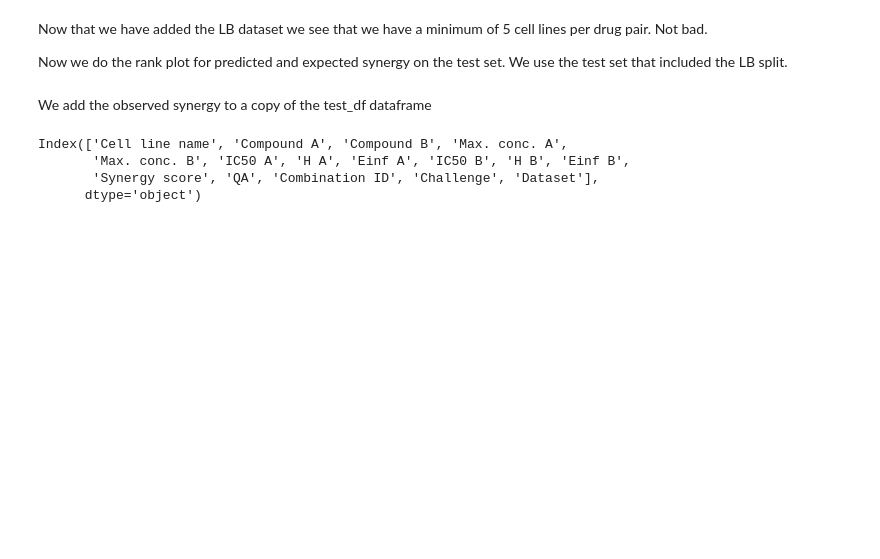
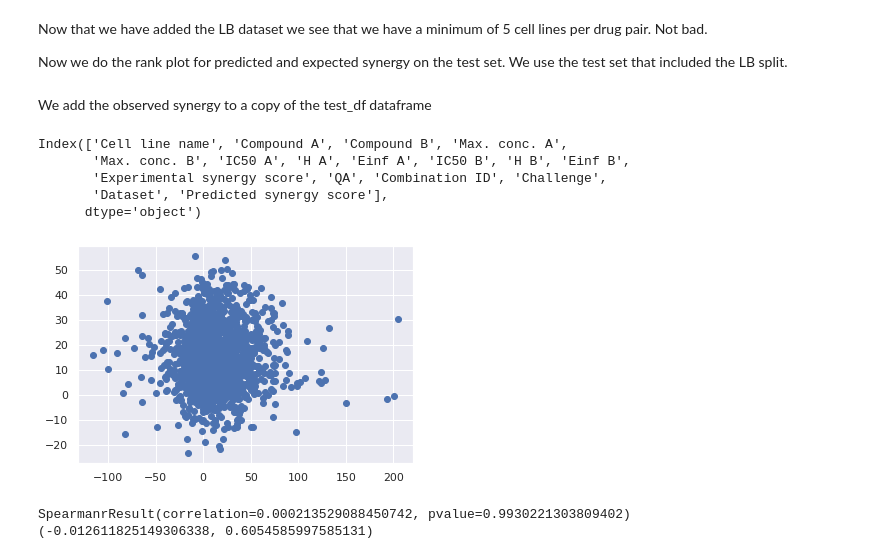
Before and after one commit to edmanft/cat_drug_synergy, a Jupyter notebook: Drug_pair_analysis.ipynb, the cells around one changed output. Cells and saved outputs as stored; diff of their text form; code cells hidden in the pictures; blank space fills up the shorter version.

```diff
--- a/Drug_pair_analysis.ipynb
+++ b/Drug_pair_analysis.ipynb
@@ -455,9 +463,24 @@ pred_obs.columns = ['Cell line name', 'Compound A', 'Compound B', 'Max. conc. A'
        'Experimental synergy score', 'QA', 'Combination ID', 'Challenge', 'Dataset']
 pred_obs["Predicted synergy score"] = y_pred
 # %%
-test_df.columns
+pred_obs.columns
 # %% [output]
 Index(['Cell line name', 'Compound A', 'Compound B', 'Max. conc. A',
        'Max. conc. B', 'IC50 A', 'H A', 'Einf A', 'IC50 B', 'H B', 'Einf B',
-       'Synergy score', 'QA', 'Combination ID', 'Challenge', 'Dataset'],
+       'Experimental synergy score', 'QA', 'Combination ID', 'Challenge',
+       'Dataset', 'Predicted synergy score'],
       dtype='object')
+# %%
+pred_obs.sort_values(by = "Experimental synergy score", inplace = True)
+plt.plot(pred_obs["Experimental synergy score"],
+                pred_obs['Predicted synergy score'], "bo")
+plt.show()
+print(stats.spearmanr(pred_obs["Experimental synergy score"],
+                                               pred_obs['Predicted synergy score']))
+
+print(stats.pearsonr(pred_obs["Experimental synergy score"],
+                                               pred_obs['Predicted synergy score']))
+# %% [output]
+[figure, added]
+SpearmanrResult(correlation=0.000213529088450742, pvalue=0.9930221303809402)
+(-0.012611825149306338, 0.6054585997585131)
```
Also changed, not shown: parts of 24 cells of this notebook.
